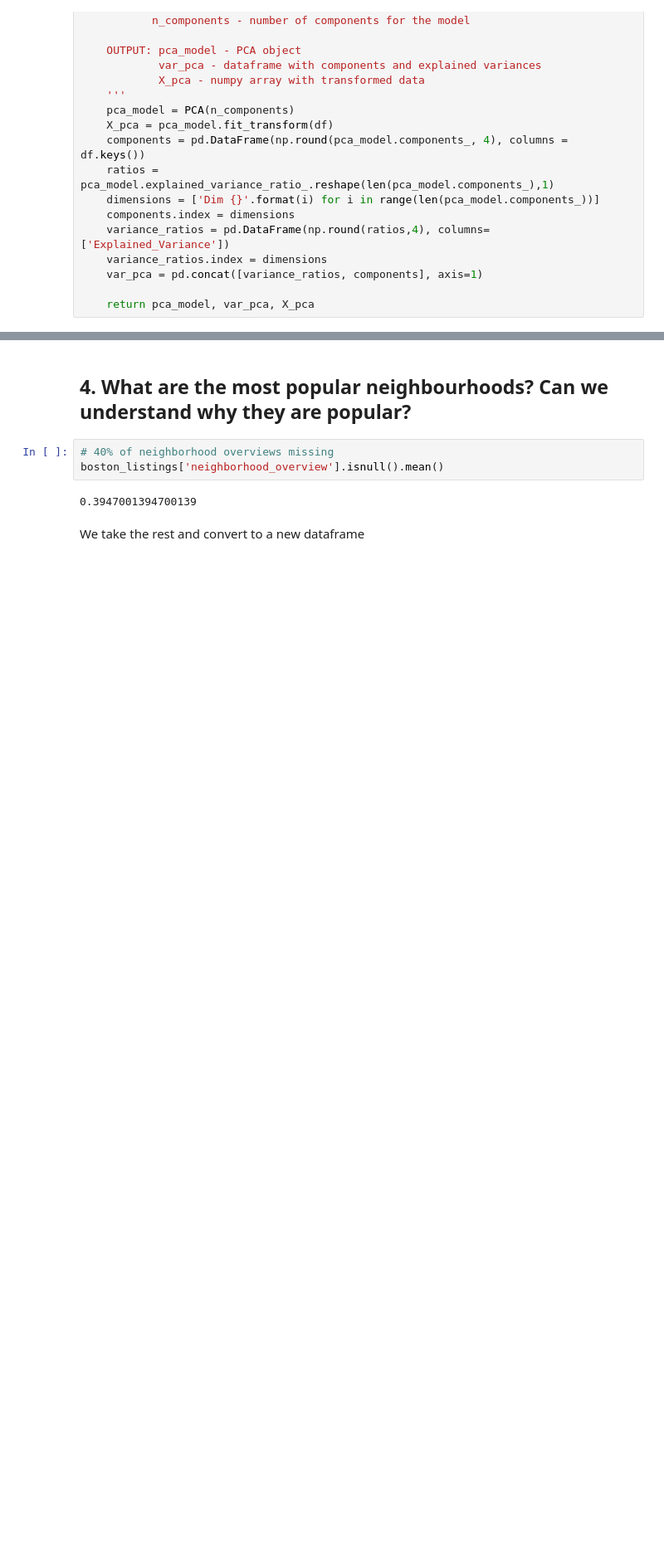
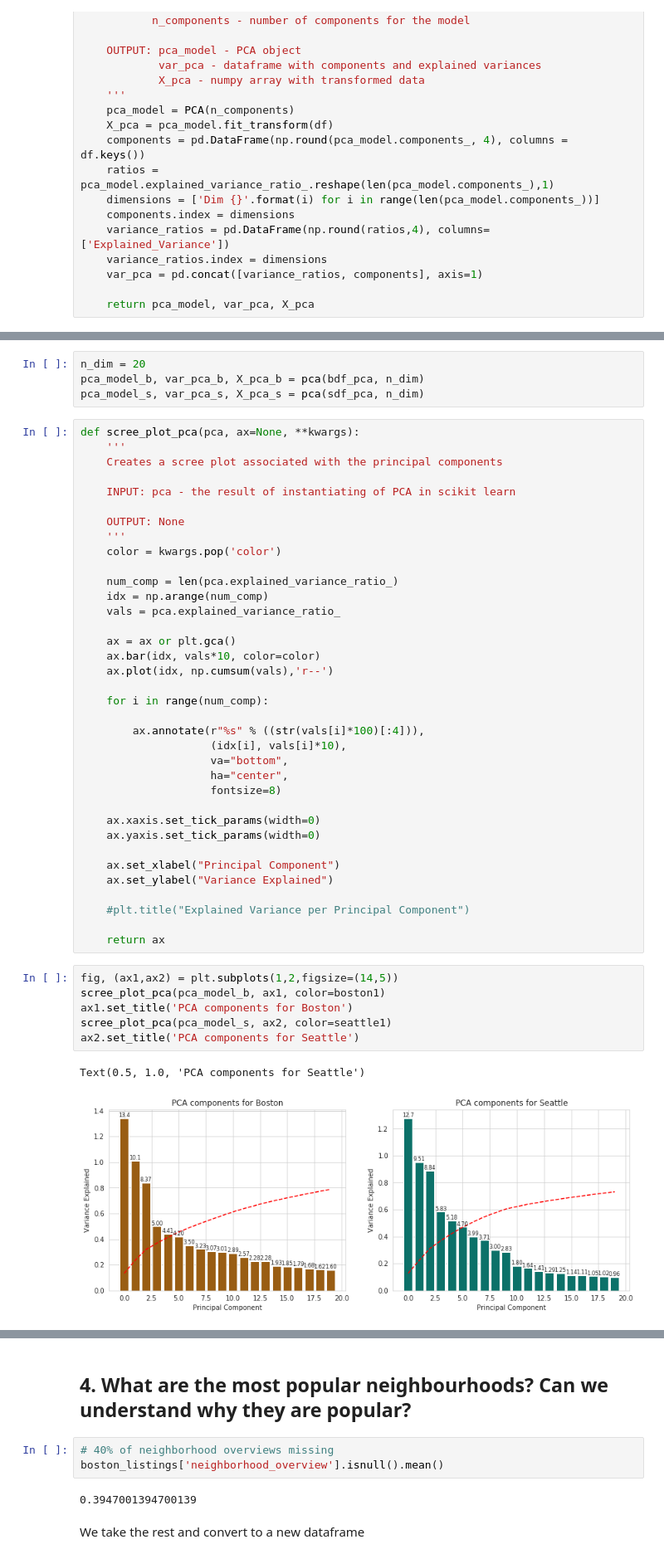
Before and after one commit to bvcmartins/dsndProject4, a Jupyter notebook: airbnb_project.ipynb, the cells around one changed output, grey strips where cells are left out. Shown at 83% size. Drawn from its saved outputs; the diff is of its cells as text; blank space fills up the shorter version.

```diff
--- a/airbnb_project.ipynb
+++ b/airbnb_project.ipynb
@@ -641,3 +655,52 @@ pca_model, var_pca, X_pca = pca(bldf2, 10)
+# %%
+n_dim = 20
+pca_model_b, var_pca_b, X_pca_b = pca(bdf_pca, n_dim)
+pca_model_s, var_pca_s, X_pca_s = pca(sdf_pca, n_dim)
+# %%
+def scree_plot_pca(pca, ax=None, **kwargs):
+    '''
+    Creates a scree plot associated with the principal components
+
+    INPUT: pca - the result of instantiating of PCA in scikit learn
+
+    OUTPUT: None
+    '''
+    color = kwargs.pop('color')
+
+    num_comp = len(pca.explained_variance_ratio_)
+    idx = np.arange(num_comp)
+    vals = pca.explained_variance_ratio_
+
+    ax = ax or plt.gca()
+    ax.bar(idx, vals*10, color=color)
+    ax.plot(idx, np.cumsum(vals),'r--')
+
+    for i in range(num_comp):
+
+        ax.annotate(r"%s" % ((str(vals[i]*100)[:4])),
+                    (idx[i], vals[i]*10),
+                    va="bottom",
+                    ha="center",
+                    fontsize=8)
+
+    ax.xaxis.set_tick_params(width=0)
+    ax.yaxis.set_tick_params(width=0)
+
+    ax.set_xlabel("Principal Component")
+    ax.set_ylabel("Variance Explained")
+
+    #plt.title("Explained Variance per Principal Component")
+
+    return ax
+# %%
+fig, (ax1,ax2) = plt.subplots(1,2,figsize=(14,5))
+scree_plot_pca(pca_model_b, ax1, color=boston1)
+ax1.set_title('PCA components for Boston')
+scree_plot_pca(pca_model_s, ax2, color=seattle1)
+ax2.set_title('PCA components for Seattle')
+# %% [output]
+Text(0.5, 1.0, 'PCA components for Seattle')
+[figure, added]
 # %%
 var_pca.head()
 # %% [output]
```
Also changed, not shown: parts of 25 cells of this notebook.
